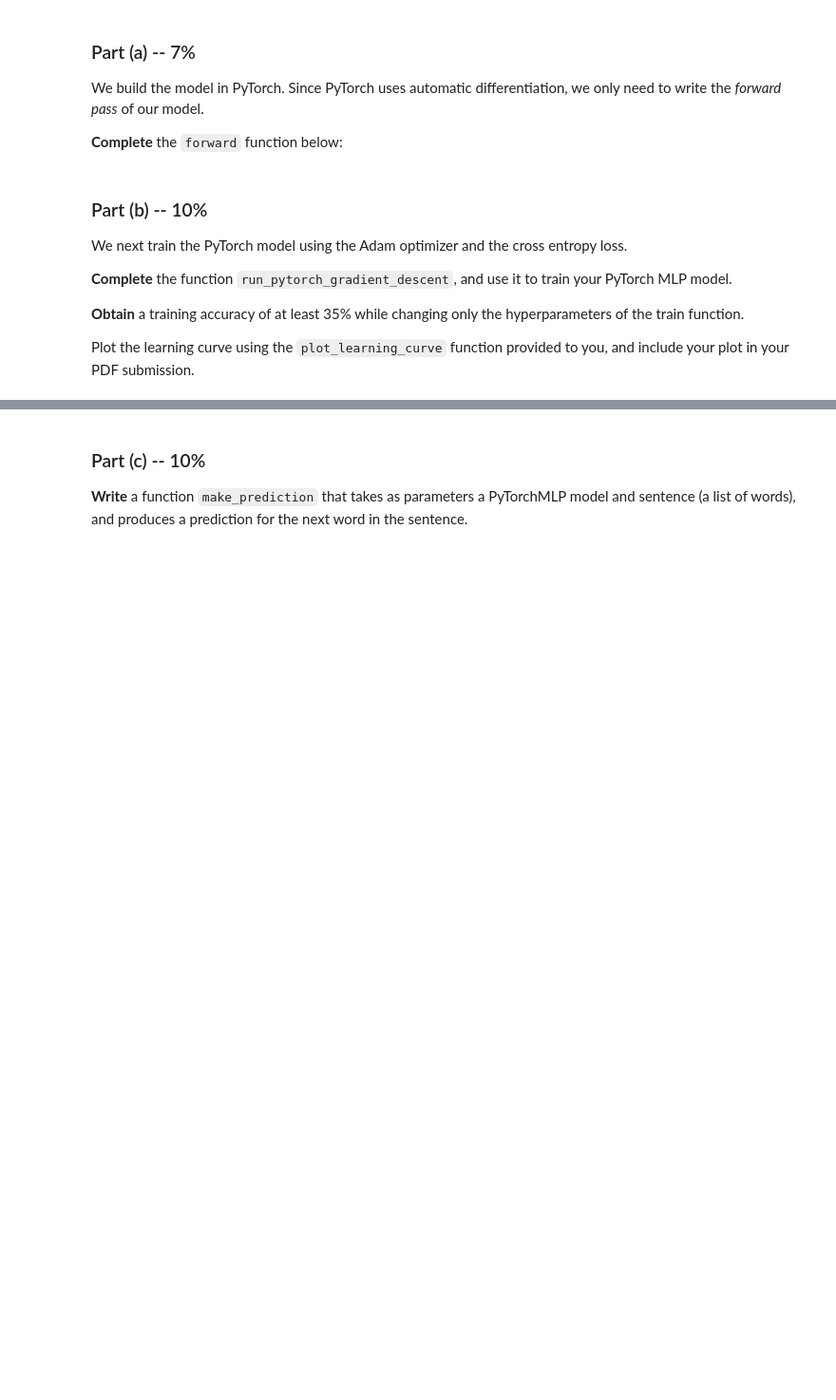
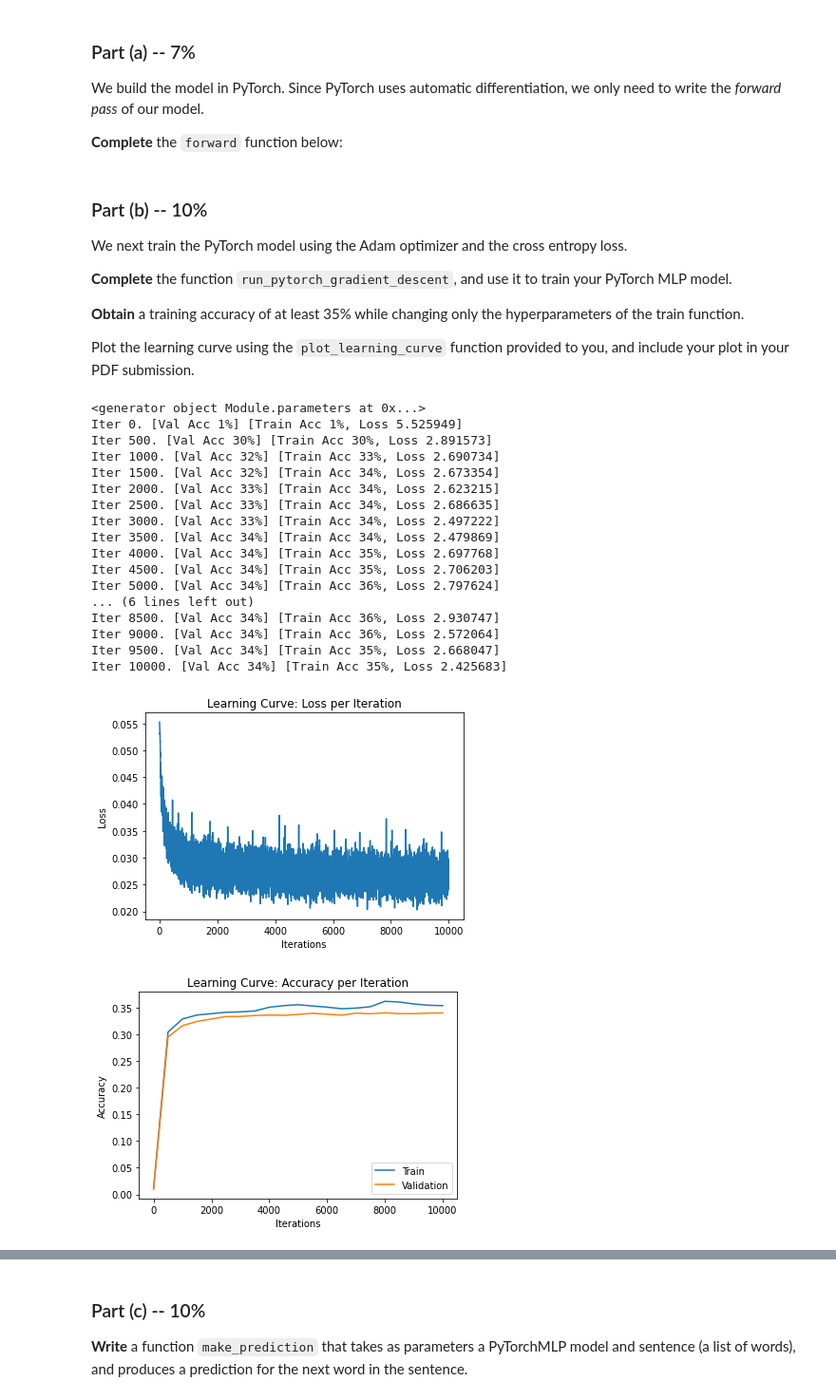
Before and after one commit to shaniklein/Introduction-to-Deep-Learning, a Jupyter notebook: Assignment2.ipynb, the cells around one changed output, grey strips where cells are left out. Shown at 95% size. Drawn from its saved outputs; the diff is of its cells as text; code cells hidden in the pictures; blank space fills up the shorter version.

```diff
--- a/Assignment2.ipynb
+++ b/Assignment2.ipynb
@@ -302,6 +304,8 @@ class PyTorchMLP(nn.Module):
         self.num_hidden = num_hidden
     def forward(self, inp):
         inp = inp.reshape([-1, 750])
+        return self.layer2(self.layer1(inp))
+
         # TODO: complete this function
         # Note that we will be using the nn.CrossEntropyLoss(), which computes the softmax operation internally, as loss criterion
 # %% [markdown]
@@ -404,6 +408,13 @@ def run_pytorch_gradient_descent(model,
             # ...                      # make the updates for each parameter
             # ...                      # a clean up step for PyTorch
 
+            zs = model.forward(xt)                 # compute prediction logit
+            loss = criterion(zs,st)                 # compute the total loss
+            loss.backward()                      # compute updates for each parameter
+            optimizer.step()                        # make the updates for each parameter
+            optimizer.zero_grad()                      # a clean up step for PyTorch
+
+
             # save the current training information
             iters.append(n)
             losses.append(float(loss)/batch_size)  # compute *average* loss
@@ -447,7 +458,25 @@ def plot_learning_curve(iters, losses, iters_sub, train_accs, val_accs):
     plt.show()
 # %%
 pytorch_mlp = PyTorchMLP()
-# learning_curve_info = run_pytorch_gradient_descent(pytorch_mlp, ...)
-
-
-# plot_learning_curve(*learning_curve_info)
+learning_curve_info = run_pytorch_gradient_descent(pytorch_mlp,max_iters=10000)
+plot_learning_curve(*learning_curve_info)
+# %% [output]
+<generator object Module.parameters at 0x...>
+Iter 0. [Val Acc 1%] [Train Acc 1%, Loss 5.525949]
+Iter 500. [Val Acc 30%] [Train Acc 30%, Loss 2.891573]
+Iter 1000. [Val Acc 32%] [Train Acc 33%, Loss 2.690734]
+Iter 1500. [Val Acc 32%] [Train Acc 34%, Loss 2.673354]
+Iter 2000. [Val Acc 33%] [Train Acc 34%, Loss 2.623215]
+Iter 2500. [Val Acc 33%] [Train Acc 34%, Loss 2.686635]
+Iter 3000. [Val Acc 33%] [Train Acc 34%, Loss 2.497222]
+Iter 3500. [Val Acc 34%] [Train Acc 34%, Loss 2.479869]
+Iter 4000. [Val Acc 34%] [Train Acc 35%, Loss 2.697768]
+Iter 4500. [Val Acc 34%] [Train Acc 35%, Loss 2.706203]
+Iter 5000. [Val Acc 34%] [Train Acc 36%, Loss 2.797624]
+... (6 lines left out)
+Iter 8500. [Val Acc 34%] [Train Acc 36%, Loss 2.930747]
+Iter 9000. [Val Acc 34%] [Train Acc 36%, Loss 2.572064]
+Iter 9500. [Val Acc 34%] [Train Acc 35%, Loss 2.668047]
+Iter 10000. [Val Acc 34%] [Train Acc 35%, Loss 2.425683]
+[figure, added]
+[figure, added]
```
Also changed, not shown: parts of 10 cells of this notebook.
